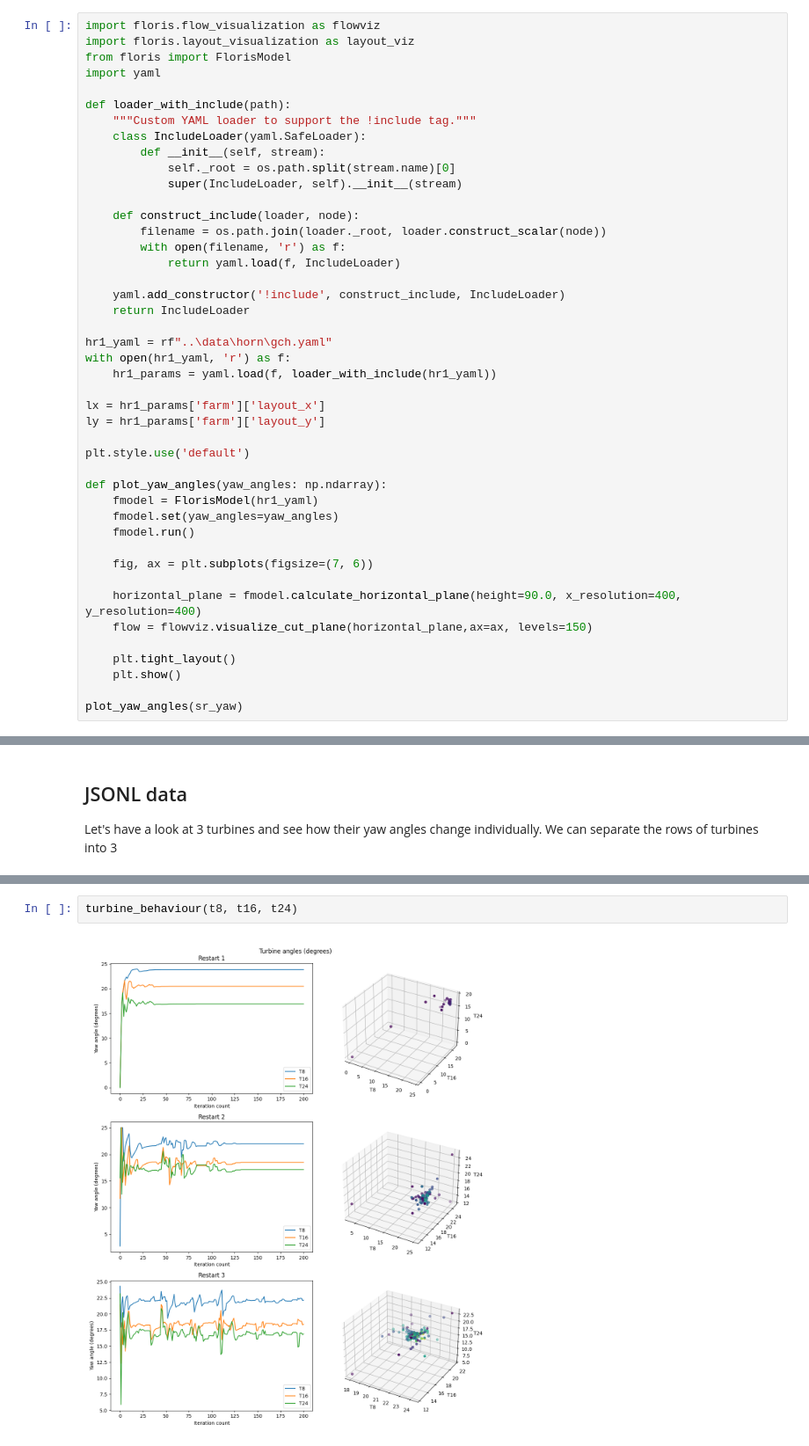
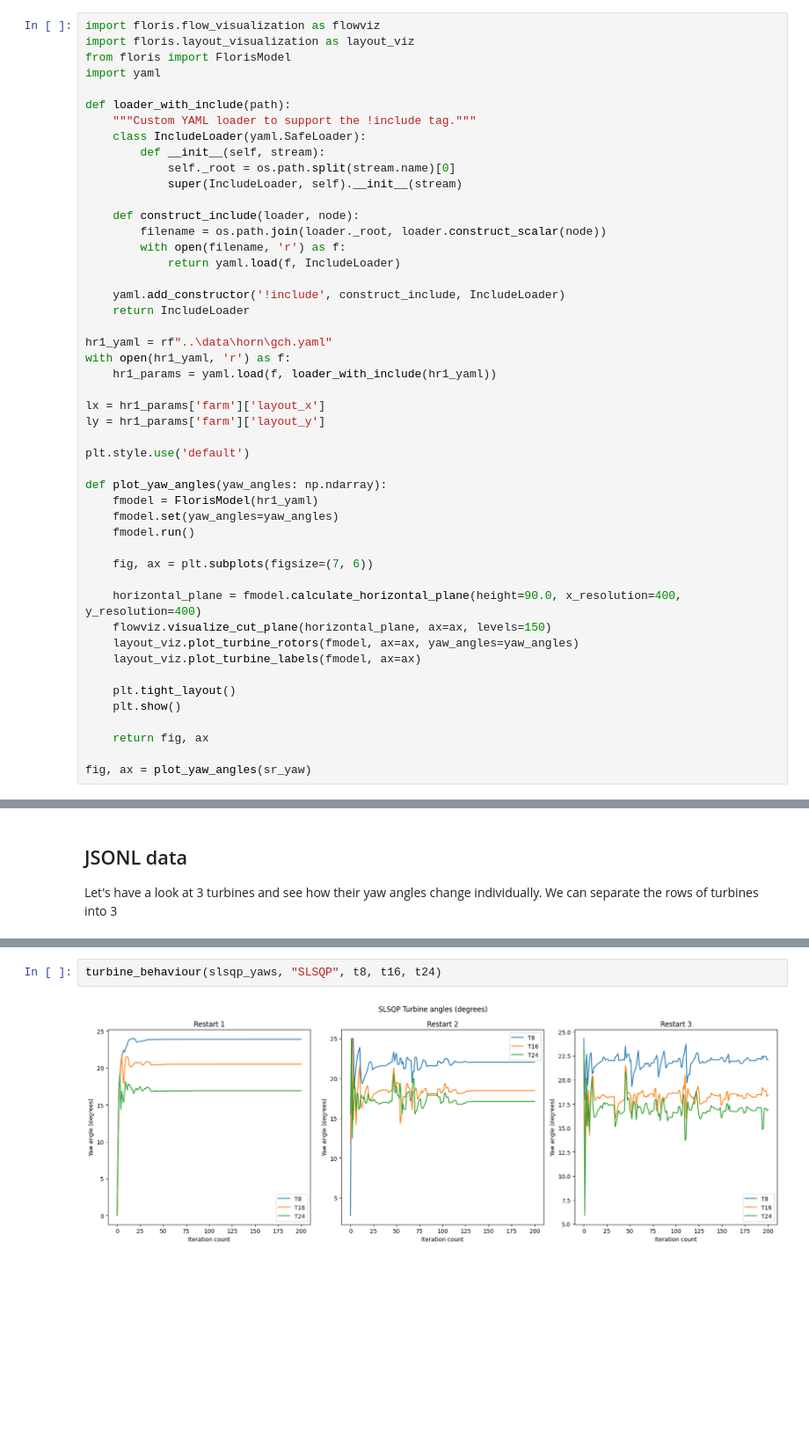
Before and after one commit to Changtze/DiffWake, a Jupyter notebook: results/turbine_analysis.ipynb, the cells around one changed output, grey strips where cells are left out. Shown at 88% size. Cells and saved outputs as stored; diff of their text form; blank space fills up the shorter version.

Commit message:
turbine analysis

```diff
--- a/results/turbine_analysis.ipynb
+++ b/results/turbine_analysis.ipynb
@@ -117,10 +87,14 @@ def plot_yaw_angles(yaw_angles: np.ndarray):
     fig, ax = plt.subplots(figsize=(7, 6))
 
     horizontal_plane = fmodel.calculate_horizontal_plane(height=90.0, x_resolution=400, y_resolution=400)
-    flow = flowviz.visualize_cut_plane(horizontal_plane,ax=ax, levels=150)
+    flowviz.visualize_cut_plane(horizontal_plane, ax=ax, levels=150)
+    layout_viz.plot_turbine_rotors(fmodel, ax=ax, yaw_angles=yaw_angles)
+    layout_viz.plot_turbine_labels(fmodel, ax=ax)
 
     plt.tight_layout()
     plt.show()
 
-plot_yaw_angles(sr_yaw)
+    return fig, ax
+
+fig, ax = plot_yaw_angles(sr_yaw)
 # %% [output]
@@ -228,7 +211,7 @@ turbine_behaviour(t1, t8, t16)
 # %%
-turbine_behaviour(t8, t16, t24)
+turbine_behaviour(slsqp_yaws, "SLSQP", t8, t16, t24)
 # %% [output]
-[figure, old version]
+[figure, new version]
 # %%
 # A downstream row of 3~
 t56, t64, t72 = 56, 64, 72
```
Also changed, not shown: parts of 18 cells of this notebook, 10 other files.
